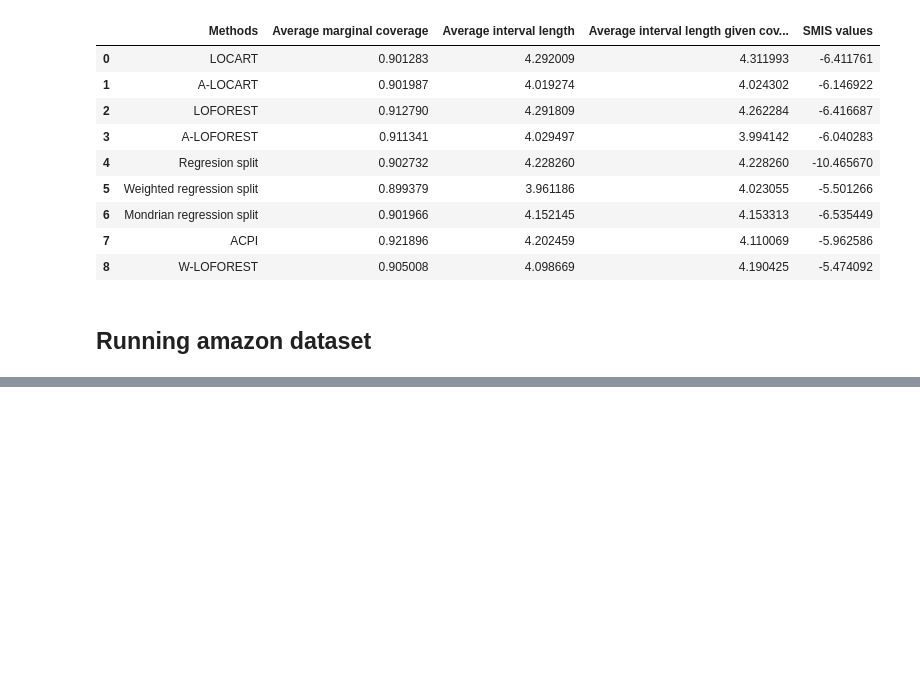
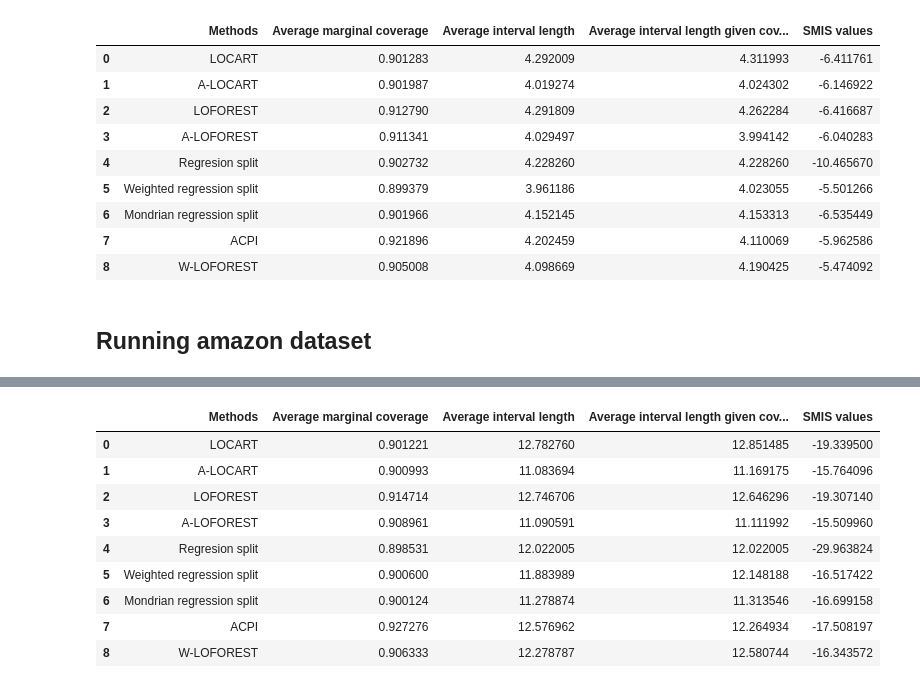
Before and after one commit to Monoxido45/clover, a Jupyter notebook: examples/additional_real_data_experiments.ipynb, the cells around one changed output, grey strips where cells are left out. Saved outputs shown, nothing was run; the diff lists cells and outputs as text; code cells hidden in the pictures; blank space fills up the shorter version.

```diff
--- a/examples/additional_real_data_experiments.ipynb
+++ b/examples/additional_real_data_experiments.ipynb
@@ -560,0 +605,2 @@ kernel_results
+# %%
+SGEMM_results = obtain_main_metrics_real(data_name = "SGEMM", random_seed = 125, random_state = 45, min_samples_leaf = 150, n_estimators = 100)
@@ -560,0 +628,13 @@ kernel_results
+# %%
+SGEMM_results
+# %% [output]
+|  | Methods | Average marginal coverage | Average interval length | Average interval length given cov... | SMIS values |
+| 0 | LOCART | 0.901221 | 12.782760 | 12.851485 | -19.339500 |
+| 1 | A-LOCART | 0.900993 | 11.083694 | 11.169175 | -15.764096 |
+| 2 | LOFOREST | 0.914714 | 12.746706 | 12.646296 | -19.307140 |
+| 3 | A-LOFOREST | 0.908961 | 11.090591 | 11.111992 | -15.509960 |
+| 4 | Regresion split | 0.898531 | 12.022005 | 12.022005 | -29.963824 |
+| 5 | Weighted regression split | 0.900600 | 11.883989 | 12.148188 | -16.517422 |
+| 6 | Mondrian regression split | 0.900124 | 11.278874 | 11.313546 | -16.699158 |
+| 7 | ACPI | 0.927276 | 12.576962 | 12.264934 | -17.508197 |
+| 8 | W-LOFOREST | 0.906333 | 12.278787 | 12.580744 | -16.343572 |
```
Also changed, not shown: parts of 7 cells of this notebook, 2 other files.
